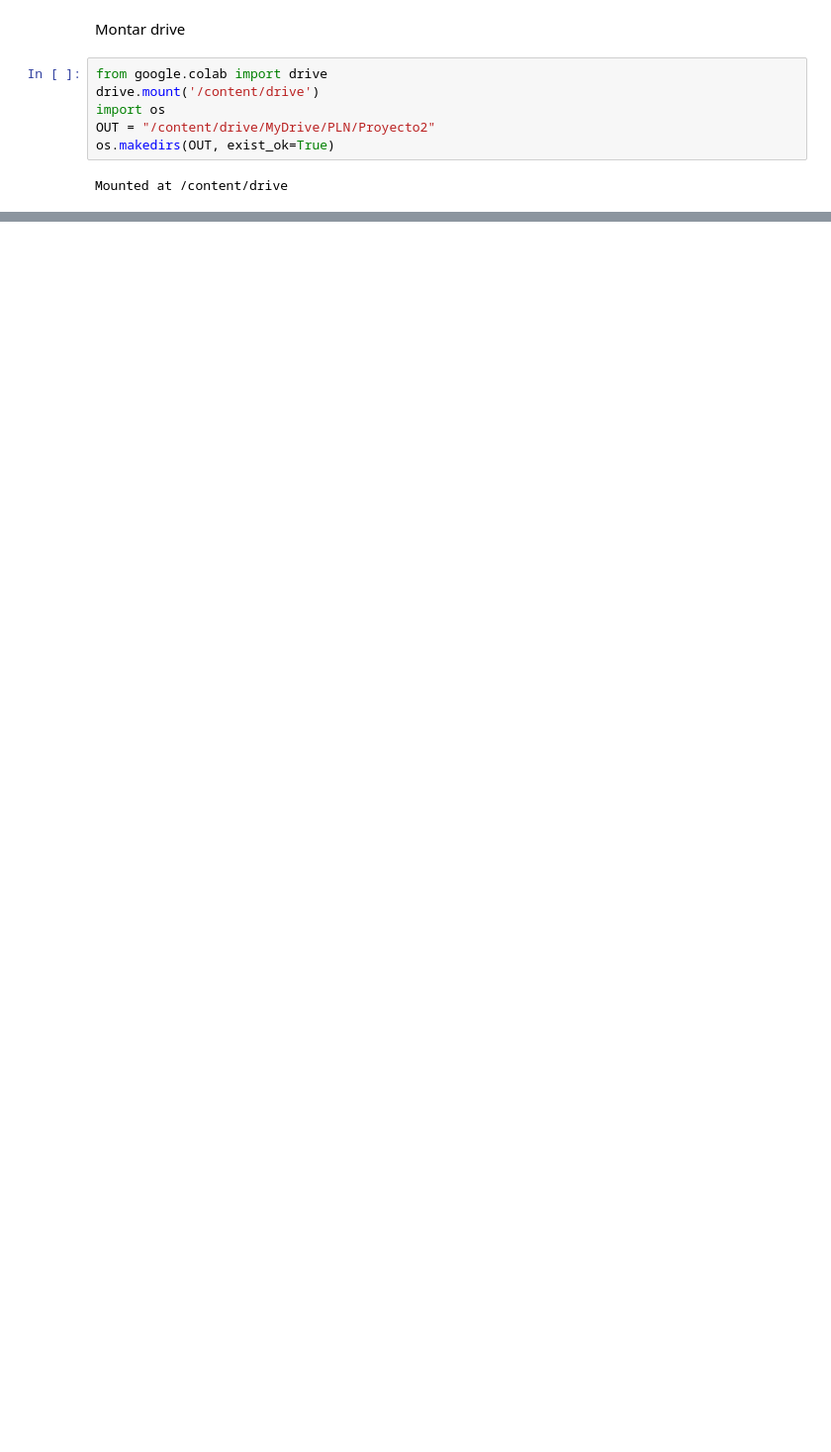
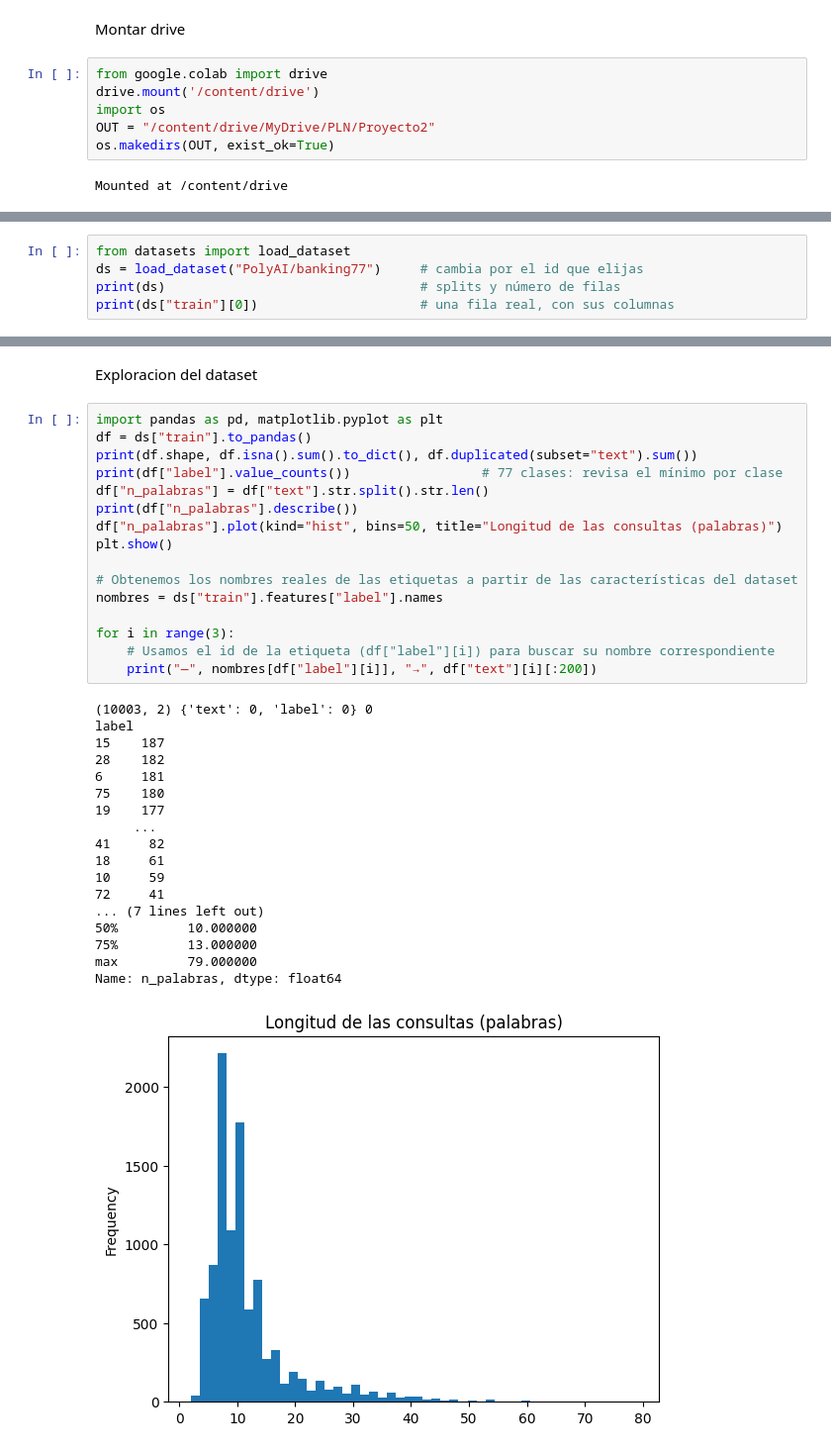
Before and after one commit to Neltrin1/Proyecto-2-PLN, a Jupyter notebook: Proyecto_2_Nelson_Puerta.ipynb, the cells around one changed output, grey strips where cells are left out. Shown at 99% size. Cells and saved outputs as stored; diff of their text form; blank space fills up the shorter version.

```diff
--- a/Proyecto_2_Nelson_Puerta.ipynb
+++ b/Proyecto_2_Nelson_Puerta.ipynb
@@ -36,0 +41,5 @@ Mounted at /content/drive
+# %%
+from datasets import load_dataset
+ds = load_dataset("PolyAI/banking77")     # cambia por el id que elijas
+print(ds)                                 # splits y número de filas
+print(ds["train"][0])                     # una fila real, con sus columnas
@@ -36,0 +76,37 @@ Mounted at /content/drive
+# %% [markdown]
+Exploracion del dataset
+# %%
+import pandas as pd, matplotlib.pyplot as plt
+df = ds["train"].to_pandas()
+print(df.shape, df.isna().sum().to_dict(), df.duplicated(subset="text").sum())
+print(df["label"].value_counts())                 # 77 clases: revisa el mínimo por clase
+df["n_palabras"] = df["text"].str.split().str.len()
+print(df["n_palabras"].describe())
+df["n_palabras"].plot(kind="hist", bins=50, title="Longitud de las consultas (palabras)")
+plt.show()
+
+# Obtenemos los nombres reales de las etiquetas a partir de las características del dataset
+nombres = ds["train"].features["label"].names
+
+for i in range(3):
+    # Usamos el id de la etiqueta (df["label"][i]) para buscar su nombre correspondiente
+    print("—", nombres[df["label"][i]], "→", df["text"][i][:200])
+# %% [output]
+(10003, 2) {'text': 0, 'label': 0} 0
+label
+15    187
+28    182
+6     181
+75    180
+19    177
+     ...
+41     82
+18     61
+10     59
+72     41
+... (7 lines left out)
+50%         10.000000
+75%         13.000000
+max         79.000000
+Name: n_palabras, dtype: float64
+[figure, added]
```
Also changed, not shown: parts of 20 cells of this notebook.
